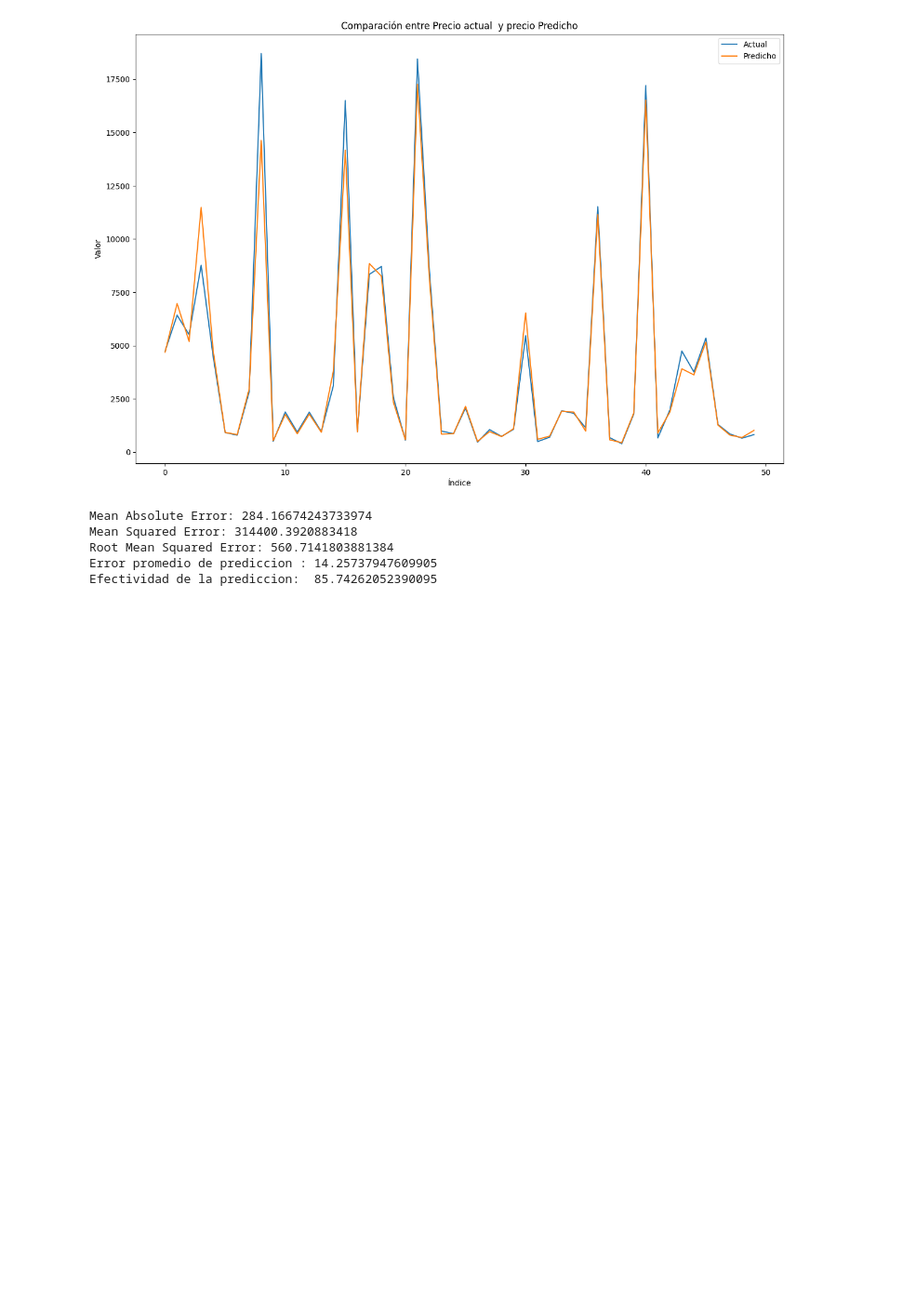
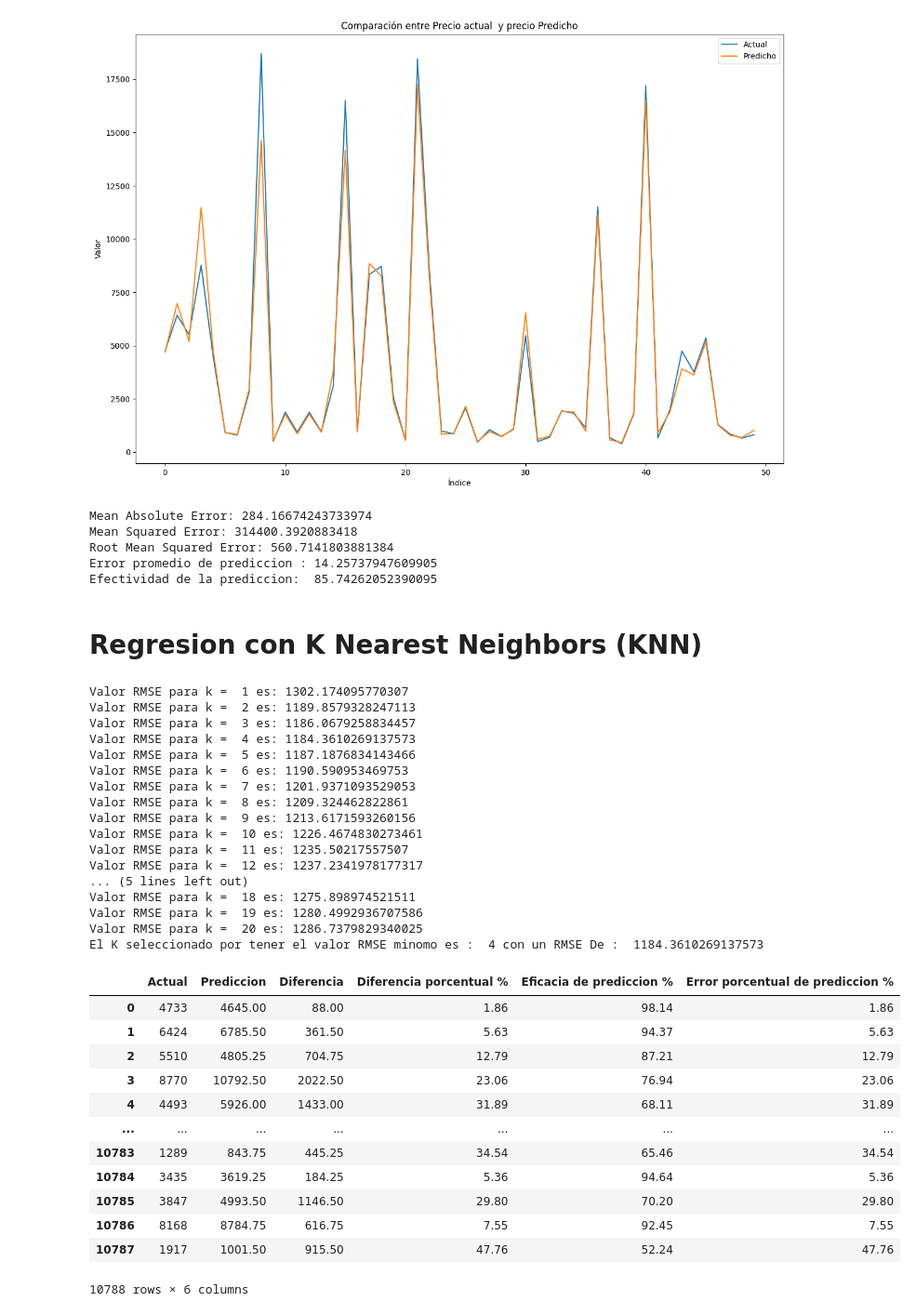
Before and after one commit to Lorenzomar4/ParadigmasDeProgramacionUnsam-tps, a Jupyter notebook: TP1 sin regresion con soporte vectorial.ipynb, the cells around one changed output. Shown at 93% size. Cells and saved outputs as stored; diff of their text form; code cells hidden in the pictures; blank space fills up the shorter version.

```diff
--- a/TP1 sin regresion con soporte vectorial.ipynb
+++ b/TP1 sin regresion con soporte vectorial.ipynb
@@ -901,3 +901,43 @@ Mean Squared Error: 314400.3920883418
 Root Mean Squared Error: 560.7141803881384
 Error promedio de prediccion : 14.25737947609905
 Efectividad de la prediccion:  85.74262052390095
+# %% [markdown]
+# Regresion con K Nearest Neighbors (KNN)
+# %%
+from algoritmos import RegresionKNN
+
+
+algoPredicccion.algoritmo = RegresionKNN()
+algoPredicccion.realizarEntrenamientoSinDivisionDeConjuntos()
+algoPredicccion.resultadoDeEntrenamiento()
+# %% [output]
+Valor RMSE para k =  1 es: 1302.174095770307
+Valor RMSE para k =  2 es: 1189.8579328247113
+Valor RMSE para k =  3 es: 1186.0679258834457
+Valor RMSE para k =  4 es: 1184.3610269137573
+Valor RMSE para k =  5 es: 1187.1876834143466
+Valor RMSE para k =  6 es: 1190.590953469753
+Valor RMSE para k =  7 es: 1201.9371093529053
+Valor RMSE para k =  8 es: 1209.324462822861
+Valor RMSE para k =  9 es: 1213.6171593260156
+Valor RMSE para k =  10 es: 1226.4674830273461
+Valor RMSE para k =  11 es: 1235.50217557507
+Valor RMSE para k =  12 es: 1237.2341978177317
+... (5 lines left out)
+Valor RMSE para k =  18 es: 1275.898974521511
+Valor RMSE para k =  19 es: 1280.4992936707586
+Valor RMSE para k =  20 es: 1286.7379829340025
+El K seleccionado por tener el valor RMSE minomo es :  4 con un RMSE De :  1184.3610269137573
+|  | Actual | Prediccion | Diferencia | Diferencia porcentual % | Eficacia de prediccion % | Error porcentual de prediccion % |
+| 0 | 4733 | 4645.00 | 88.00 | 1.86 | 98.14 | 1.86 |
+| 1 | 6424 | 6785.50 | 361.50 | 5.63 | 94.37 | 5.63 |
+| 2 | 5510 | 4805.25 | 704.75 | 12.79 | 87.21 | 12.79 |
+| 3 | 8770 | 10792.50 | 2022.50 | 23.06 | 76.94 | 23.06 |
+| 4 | 4493 | 5926.00 | 1433.00 | 31.89 | 68.11 | 31.89 |
+| ... | ... | ... | ... | ... | ... | ... |
+| 10783 | 1289 | 843.75 | 445.25 | 34.54 | 65.46 | 34.54 |
+| 10784 | 3435 | 3619.25 | 184.25 | 5.36 | 94.64 | 5.36 |
+| 10785 | 3847 | 4993.50 | 1146.50 | 29.80 | 70.20 | 29.80 |
+| 10786 | 8168 | 8784.75 | 616.75 | 7.55 | 92.45 | 7.55 |
+| 10787 | 1917 | 1001.50 | 915.50 | 47.76 | 52.24 | 47.76 |
+10788 rows × 6 columns
```
Also changed, not shown: parts of 7 cells of this notebook, 1 other file.
